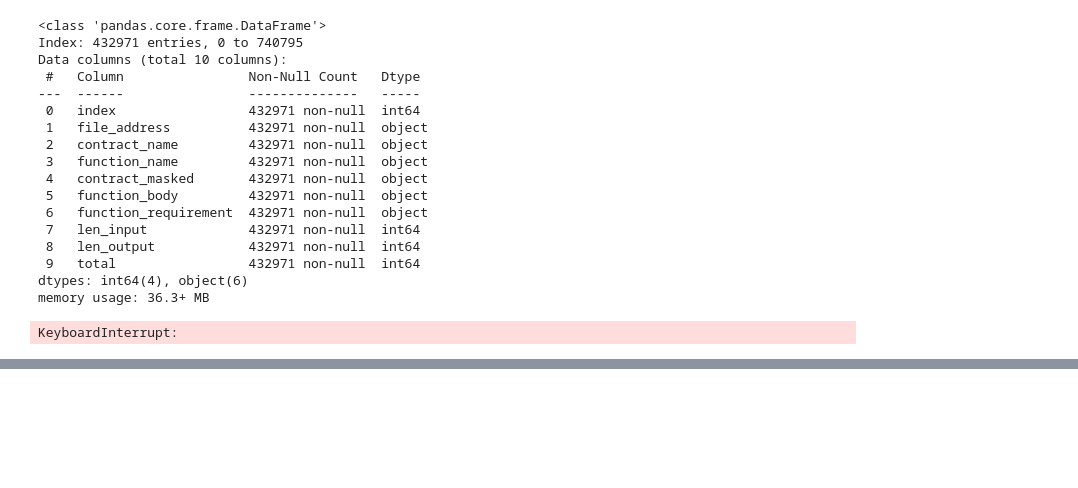
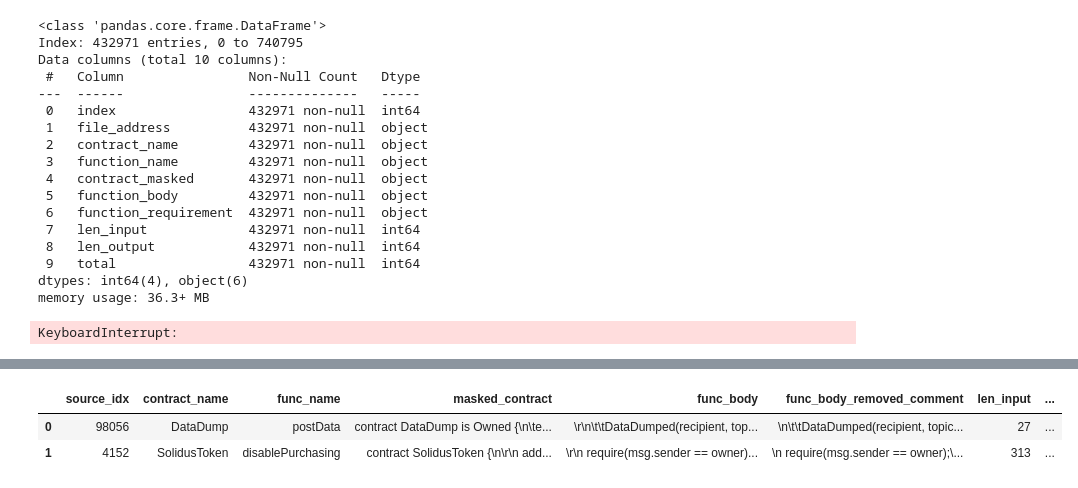
Before and after one commit to zhaospei/HinnyCoder, a Jupyter notebook: create_data.ipynb, the cells around one changed output, grey strips where cells are left out. Saved outputs shown, nothing was run; the diff lists cells and outputs as text; code cells hidden in the pictures; blank space fills up the shorter version.

```diff
--- a/create_data.ipynb
+++ b/create_data.ipynb
@@ -395,0 +517,6 @@ KeyboardInterrupt:
+# %%
+df.head(2)
+# %% [output]
+|  | source_idx | contract_name | func_name | masked_contract | func_body | func_body_removed_comment | len_input | ... |
+| 0 | 98056 | DataDump | postData | contract DataDump is Owned {\n\te... | \r\n\t\tDataDumped(recipient, top... | \n\t\tDataDumped(recipient, topic... | 27 | ... |
+| 1 | 4152 | SolidusToken | disablePurchasing | contract SolidusToken {\n\r\n add... | \r\n require(msg.sender == owner)... | \n require(msg.sender == owner);\... | 313 | ... |
```
Also changed, not shown: parts of 22 cells of this notebook, 1 other file.
